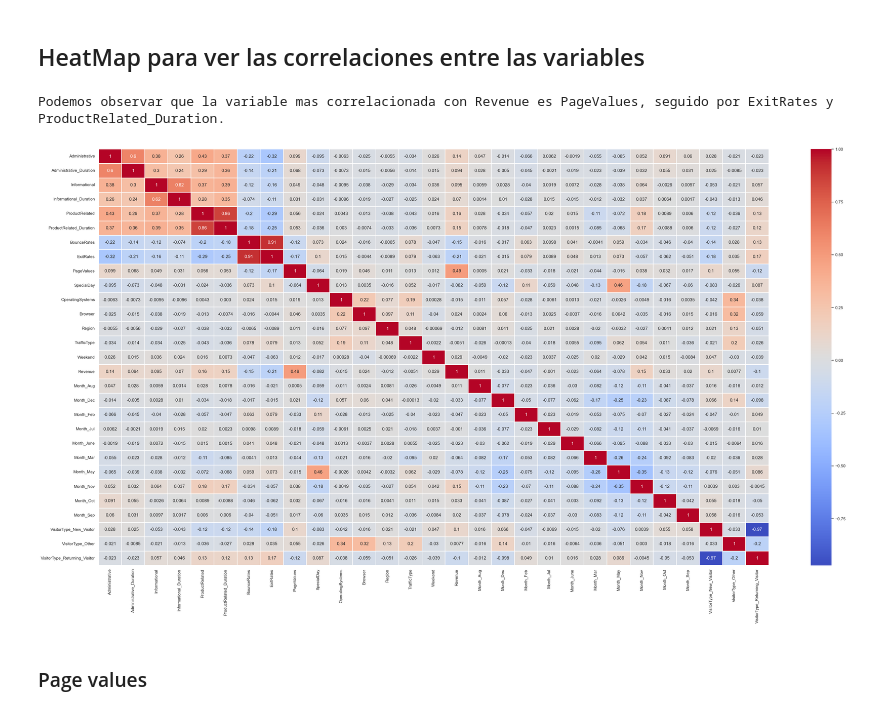
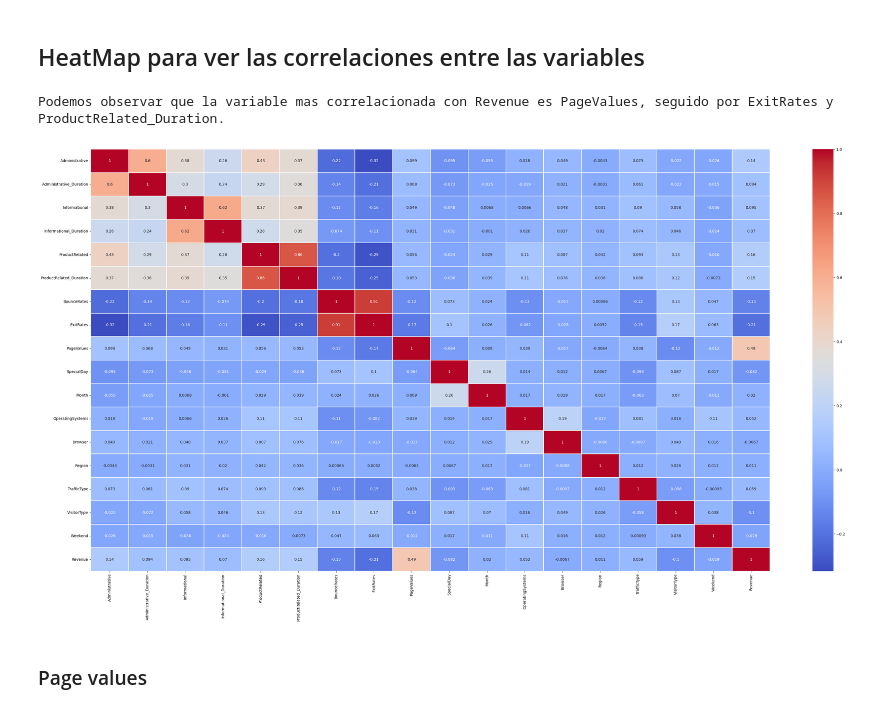
Before and after one commit to diegodvallejos/SanTec-Challenge, a Jupyter notebook: Santander Tecnología - Exámen Data science.ipynb, the cells around one changed output. Saved outputs shown, nothing was run; the diff lists cells and outputs as text; code cells hidden in the pictures.

```diff
--- a/Santander Tecnología - Exámen Data science.ipynb
+++ b/Santander Tecnología - Exámen Data science.ipynb
@@ -482,16 +482,24 @@ Para el resto se mantiene igual. Esto podria significar que el mes no es un fact
 [figure]
 # %% [markdown]
 ## HeatMap para ver las correlaciones entre las variables
+# %%
+def frequency_encoding(categorical_columns=categorical_columns):
+    for column in categorical_columns:
+        frequency_map = df[column].value_counts(normalize=True)
+        df[column] = df[column].map(frequency_map)
+    return df
+# %%
+df_correlations = frequency_encoding(df).corr()
 # %%
 fig, ax = plt.subplots(figsize=(40, 20))
 
-sns.heatmap(pd.get_dummies(df).corr(method='pearson'), cmap='coolwarm', linewidths=0.1, annot=True, ax=ax)
+sns.heatmap(df_correlations, cmap='coolwarm', linewidths=0.1, annot=True, ax=ax)
 
 print("""
 Podemos observar que la variable mas correlacionada con Revenue es PageValues, seguido por ExitRates y ProductRelated_Duration.""")
 # %% [output]
 Podemos observar que la variable mas correlacionada con Revenue es PageValues, seguido por ExitRates y ProductRelated_Duration.
-[figure, old version]
+[figure, new version]
 # %% [markdown]
 ### Page values
 # %%
```
Also changed, not shown: parts of 13 cells of this notebook.
